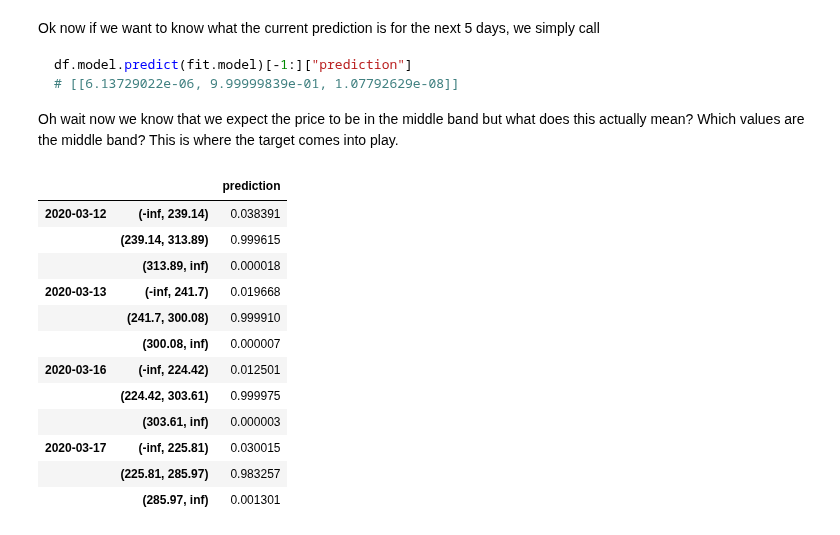
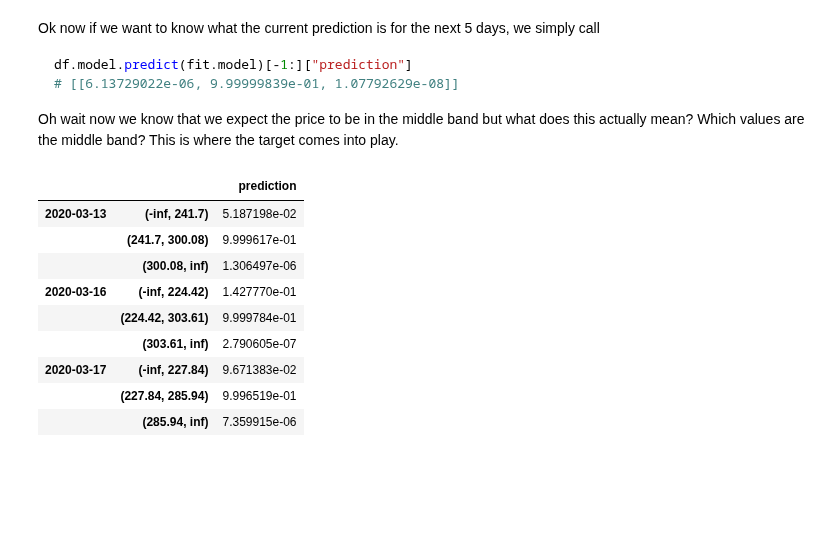
Before and after one commit to KIC/pandas-ml-quant, a Jupyter notebook: Readme.ipynb, the cells around one changed output. Cells and saved outputs as stored; diff of their text form; code cells hidden in the pictures; blank space fills up the shorter version.

```diff
--- a/Readme.ipynb
+++ b/Readme.ipynb
@@ -245,21 +247,18 @@ df.model.predict(fit.model)[-1:]["prediction"]
 Oh wait now we know that we expect the price to be in the middle band but what does this actually mean? Which values are the middle band?
 This is where the target comes into play.
 # %%
-df.model.predict(fit.model, tail=30).map_prediction_to_target()
+df.model.predict(fit.model, tail=3).map_prediction_to_target()
 # %% [output]
 |  |  | prediction |
-| 2020-03-12 | (-inf, 239.14) | 0.038391 |
-|  | (239.14, 313.89) | 0.999615 |
-|  | (313.89, inf) | 0.000018 |
-| 2020-03-13 | (-inf, 241.7) | 0.019668 |
-|  | (241.7, 300.08) | 0.999910 |
-|  | (300.08, inf) | 0.000007 |
-| 2020-03-16 | (-inf, 224.42) | 0.012501 |
-|  | (224.42, 303.61) | 0.999975 |
-|  | (303.61, inf) | 0.000003 |
-| 2020-03-17 | (-inf, 225.81) | 0.030015 |
-|  | (225.81, 285.97) | 0.983257 |
-|  | (285.97, inf) | 0.001301 |
+| 2020-03-13 | (-inf, 241.7) | 5.187198e-02 |
+|  | (241.7, 300.08) | 9.999617e-01 |
+|  | (300.08, inf) | 1.306497e-06 |
+| 2020-03-16 | (-inf, 224.42) | 1.427770e-01 |
+|  | (224.42, 303.61) | 9.999784e-01 |
+|  | (303.61, inf) | 2.790605e-07 |
+| 2020-03-17 | (-inf, 227.84) | 9.671383e-02 |
+|  | (227.84, 285.94) | 9.996519e-01 |
+|  | (285.94, inf) | 7.359915e-06 |
 # %%
 from pandas_ml_utils.ml.data.sampeling import KFoldBoostRareEvents, KEquallyWeightEvents
 from pandas_ml_utils import KerasModel
```
Also changed, not shown: parts of 5 cells of this notebook, 17 other files.
